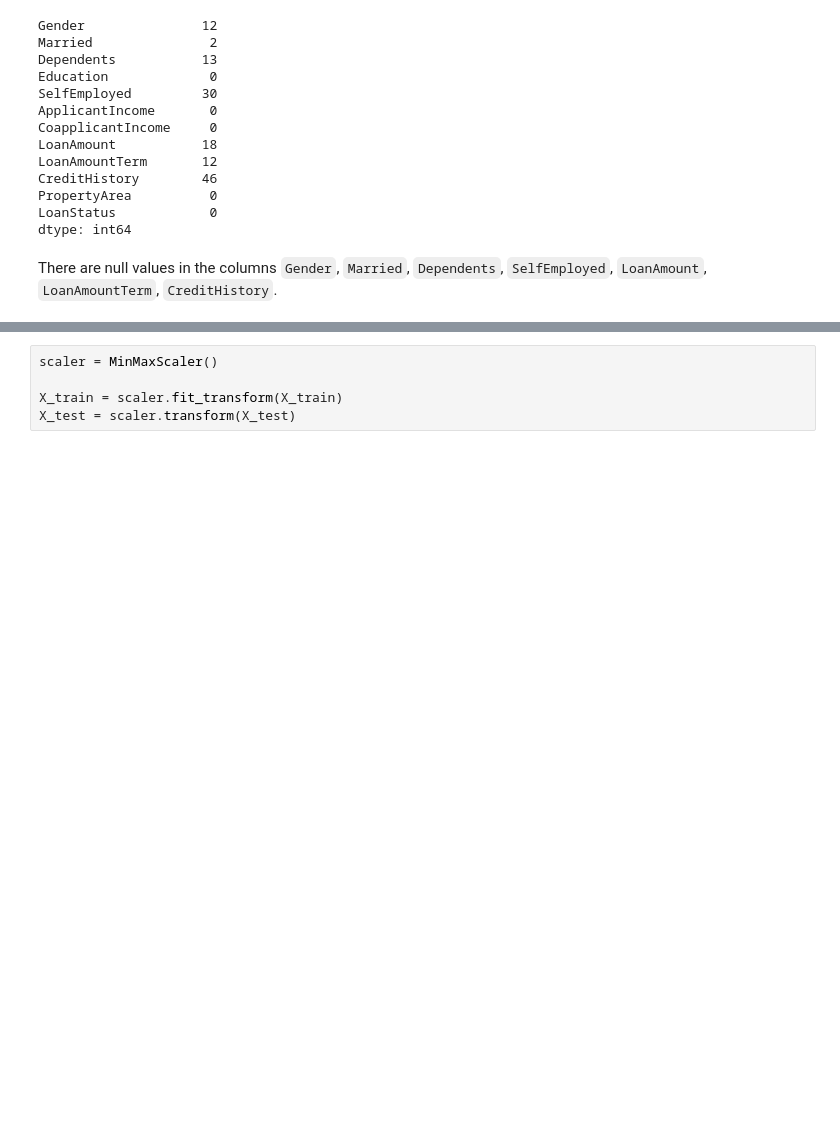
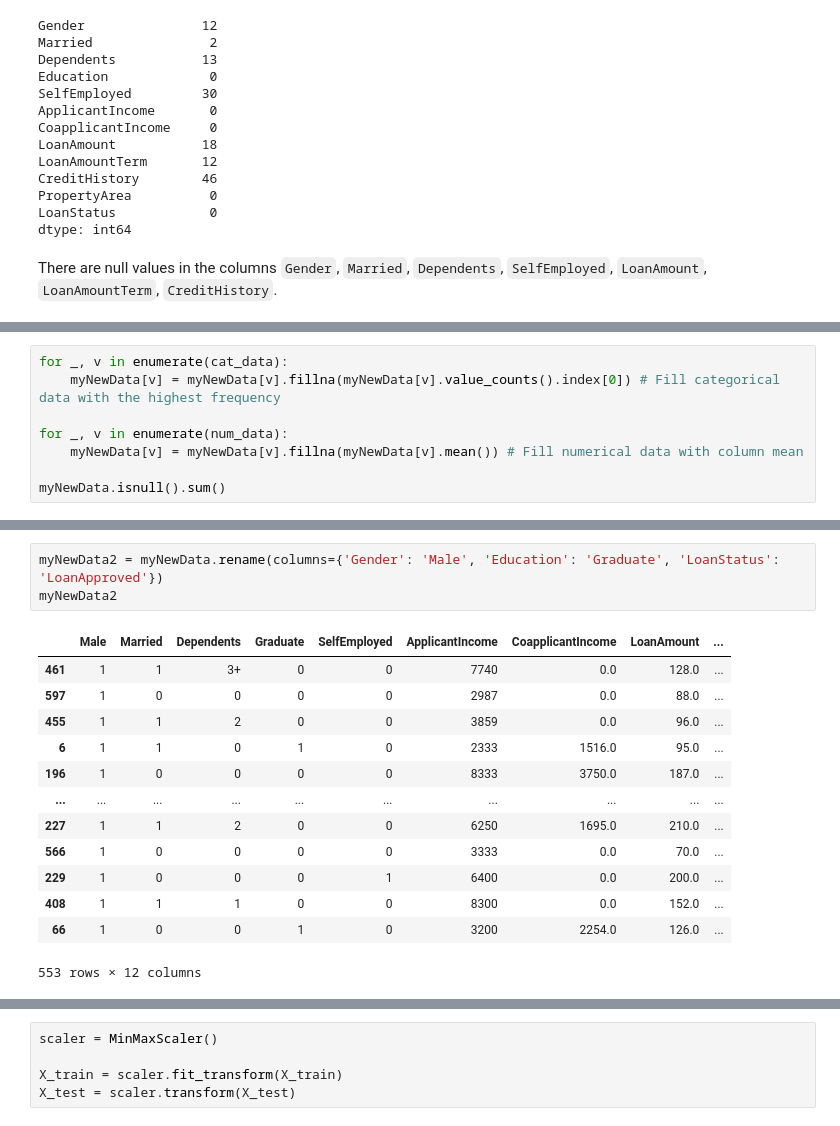
Before and after one commit to lianaling/ds-dec2021, a Jupyter notebook: my_analytics.ipynb, the cells around one changed output, grey strips where cells are left out. Saved outputs shown, nothing was run; the diff lists cells and outputs as text; blank space fills up the shorter version.

```diff
--- a/my_analytics.ipynb
+++ b/my_analytics.ipynb
@@ -299,0 +241,8 @@ Split dataset into training and test sets using the 70:30 ratio for training:tes
+# %%
+for _, v in enumerate(cat_data):
+    myNewData[v] = myNewData[v].fillna(myNewData[v].value_counts().index[0]) # Fill categorical data with the highest frequency
+
+for _, v in enumerate(num_data):
+    myNewData[v] = myNewData[v].fillna(myNewData[v].mean()) # Fill numerical data with column mean
+
+myNewData.isnull().sum()
@@ -299,0 +279,17 @@ Split dataset into training and test sets using the 70:30 ratio for training:tes
+# %%
+myNewData2 = myNewData.rename(columns={'Gender': 'Male', 'Education': 'Graduate', 'LoanStatus': 'LoanApproved'})
+myNewData2
+# %% [output]
+|  | Male | Married | Dependents | Graduate | SelfEmployed | ApplicantIncome | CoapplicantIncome | LoanAmount | ... |
+| 461 | 1 | 1 | 3+ | 0 | 0 | 7740 | 0.0 | 128.0 | ... |
+| 597 | 1 | 0 | 0 | 0 | 0 | 2987 | 0.0 | 88.0 | ... |
+| 455 | 1 | 1 | 2 | 0 | 0 | 3859 | 0.0 | 96.0 | ... |
+| 6 | 1 | 1 | 0 | 1 | 0 | 2333 | 1516.0 | 95.0 | ... |
+| 196 | 1 | 0 | 0 | 0 | 0 | 8333 | 3750.0 | 187.0 | ... |
+| ... | ... | ... | ... | ... | ... | ... | ... | ... | ... |
+| 227 | 1 | 1 | 2 | 0 | 0 | 6250 | 1695.0 | 210.0 | ... |
+| 566 | 1 | 0 | 0 | 0 | 0 | 3333 | 0.0 | 70.0 | ... |
+| 229 | 1 | 0 | 0 | 0 | 1 | 6400 | 0.0 | 200.0 | ... |
+| 408 | 1 | 1 | 1 | 0 | 0 | 8300 | 0.0 | 152.0 | ... |
+| 66 | 1 | 0 | 0 | 1 | 0 | 3200 | 2254.0 | 126.0 | ... |
+553 rows × 12 columns
```
Also changed, not shown: parts of 63 cells of this notebook, 1 other file.
